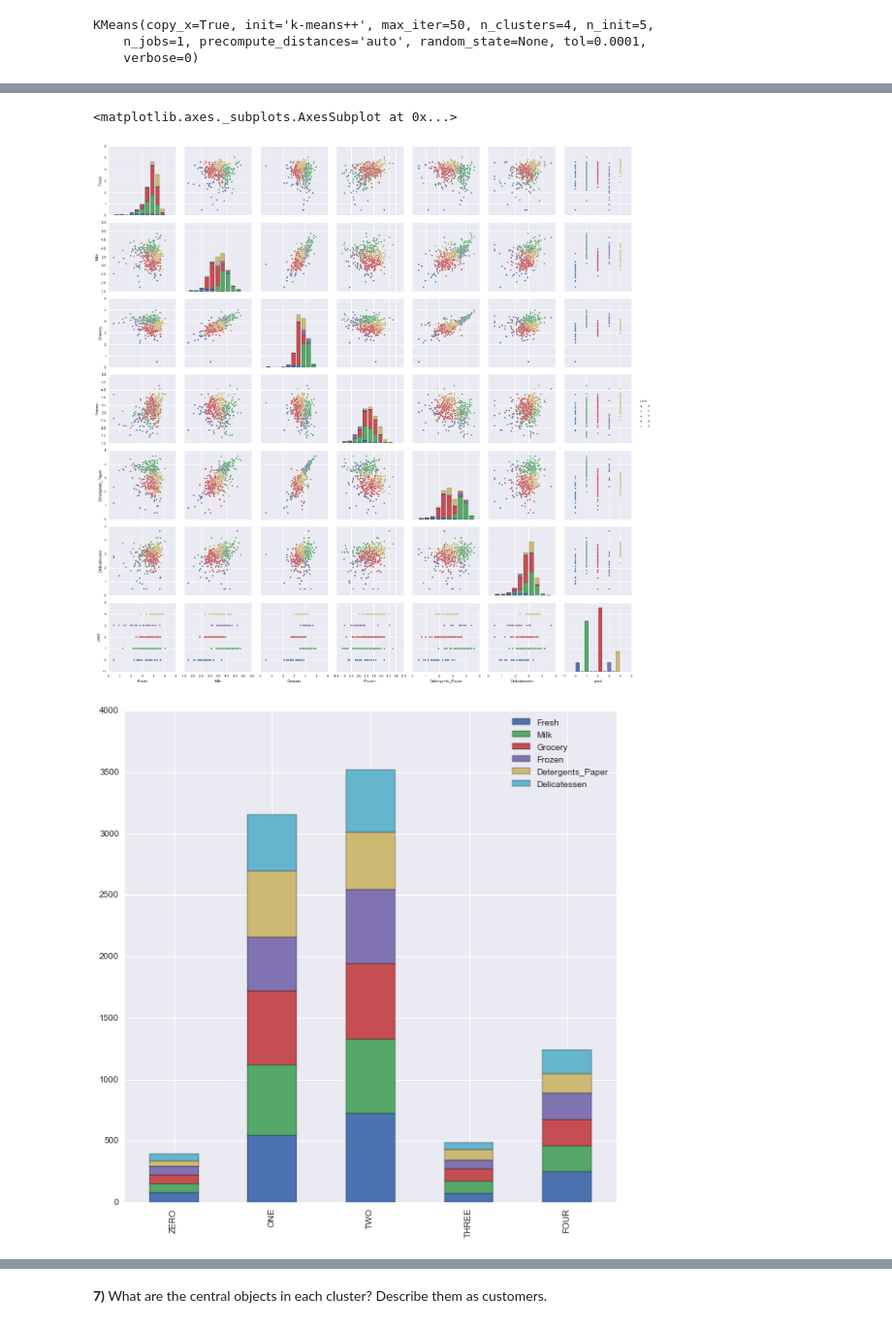
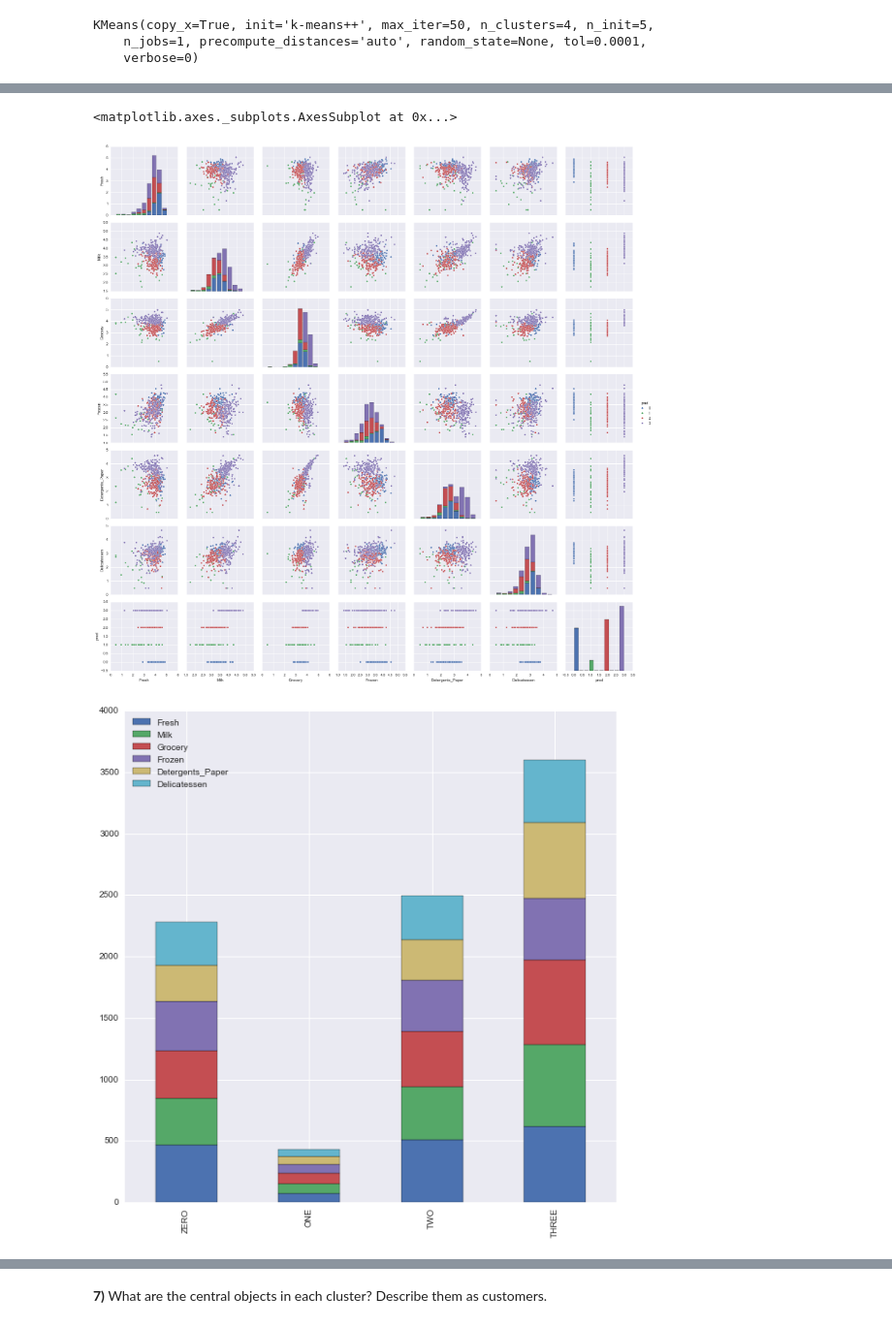
Before and after one commit to agrawalnishant/machine_learning_projects, a Jupyter notebook: Submission/Customer Segments/customer_segments.ipynb, the cells around one changed output, grey strips where cells are left out. Shown at 97% size. Drawn from its saved outputs; the diff is of its cells as text; code cells hidden in the pictures.

```diff
--- a/Submission/Customer Segments/customer_segments.ipynb
+++ b/Submission/Customer Segments/customer_segments.ipynb
@@ -155,20 +169,0 @@ plt.show()
-# %%
-# TODO: Apply PCA with the same number of dimensions as variables in the dataset
-# Using cleaned up data
-
-from sklearn.decomposition import PCA
-pca = PCA(n_components=num_features,whiten=True)
-pca.fit(data)
-
-# Print the components and the amount of variance in the data contained in each dimension
-print data.columns.values
-print pca.components_
-print pca.explained_variance_ratio_
-
-
-print "\n",'*'*5,"PCA on cleaned data.",'*'*5,"\n"
-pc_df=pd.DataFrame({"pca":pca.explained_variance_ratio_})
-pc_cmf_df=np.cumsum(pc_df)
-print '*'*5," Cumm variance:",'*'*5,"\n",pc_cmf_df
-plt.plot(pc_cmf_df)
-plt.ylabel('Cumm. variance')
@@ -460,9 +456,9 @@ import itertools
 from scipy import linalg
 
 
-gmm=GMM(n_components=5).fit(reduced_data)
+gmm=GMM(n_components=4).fit(reduced_data)
 
-color_iter = ['r', 'g', 'b','y','c']
+color_iter = ['r', 'g', 'b','y']
 
 print gmm.covars_
 Y_ = gmm.predict(reduced_data)
@@ -479,7 +475,9 @@ for i, (mean, covar, color) in enumerate(zip(gmm.means_, gmm._get_covars(), colo
 
 print data.columns.values
 inv_means=pca.inverse_transform(gmm.means_)
-print  inv_means
+
+print "\n GMM Means:\n",inv_means
+
 #plt.xlim(-5, 5)
 #plt.ylim(-6, 6)
 plt.xticks(())
@@ -520,10 +518,6 @@ summary_data_low=summary_data_low[(summary_data_low.pred==3)].apply(np.sum,axis=
 summary_data_low=summary_data_low.iloc[:6].values
 summary_data_all['THREE']=summary_data_low
 
-summary_data_low = updated_data.copy(deep=True)
-summary_data_low=summary_data_low[(summary_data_low.pred==4)].apply(np.sum,axis=0)
-summary_data_low=summary_data_low.iloc[:6].values
-summary_data_all['FOUR']=summary_data_low
 
 summary_data_all.T.plot(kind='bar', stacked=True,figsize=(10, 10))
 # %% [output]
@@ -556,3 +550,3 @@ Data with  cluster identifier.
 <matplotlib.axes._subplots.AxesSubplot at 0x...>
-[figure, old version]
+[figure, new version]
-[figure, old version]
+[figure, new version]
```
Also changed, not shown: parts of 19 cells of this notebook, 23 other files.
